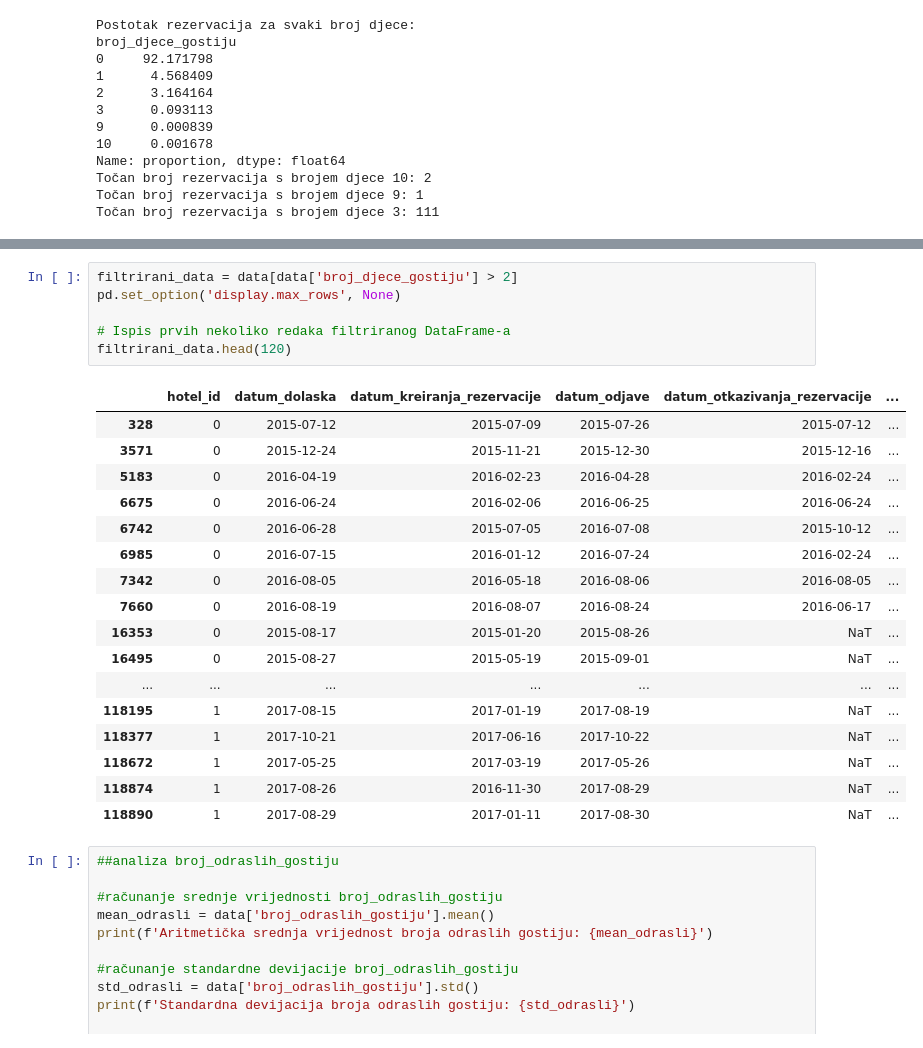
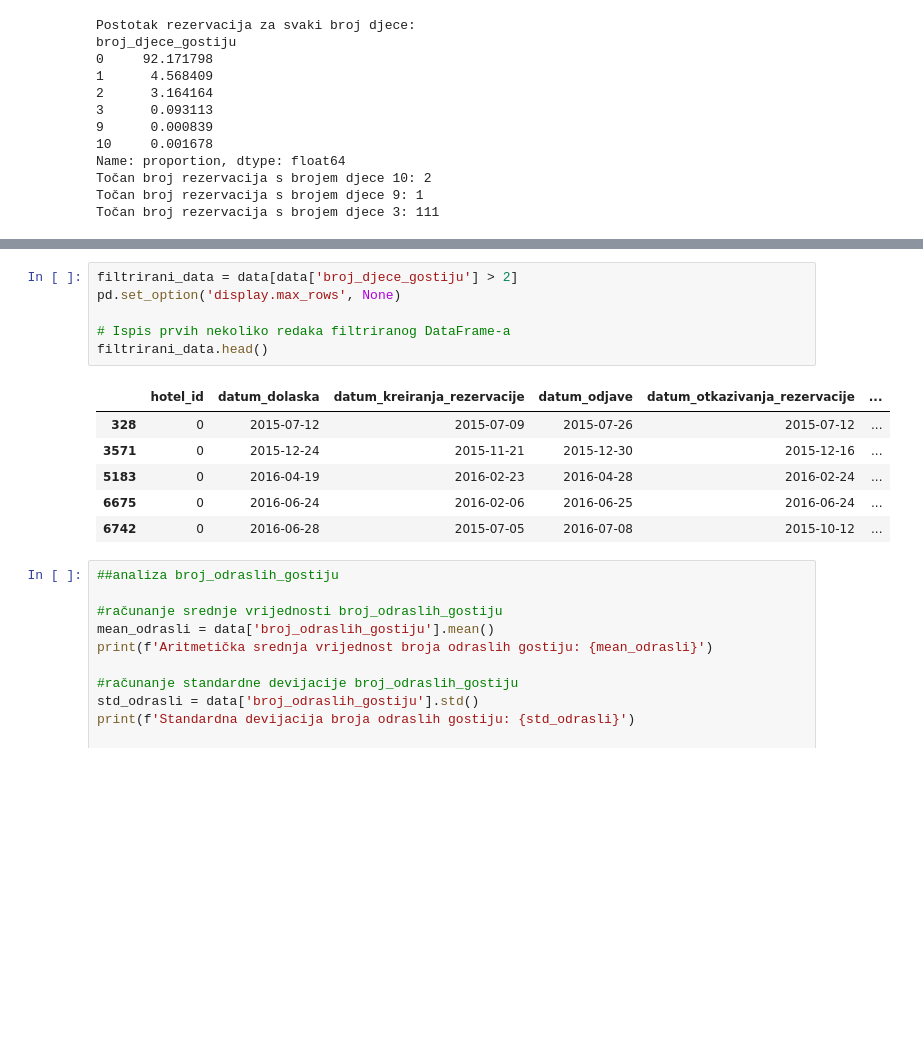
Before and after one commit to Matija-Kukic/lumen, a Jupyter notebook: data_cleanup/processing/processing_by_numer_of_guests/analiza_broj_gostiju.ipynb, the cells around one changed output, grey strips where cells are left out. Saved outputs shown, nothing was run; the diff lists cells and outputs as text; blank space fills up the shorter version.

```diff
--- a/data_cleanup/processing/processing_by_numer_of_guests/analiza_broj_gostiju.ipynb
+++ b/data_cleanup/processing/processing_by_numer_of_guests/analiza_broj_gostiju.ipynb
@@ -91,27 +102,16 @@ Točan broj rezervacija s brojem djece 3: 111
 # %%
 filtrirani_data = data[data['broj_djece_gostiju'] > 2]
 pd.set_option('display.max_rows', None)
 
 # Ispis prvih nekoliko redaka filtriranog DataFrame-a
-filtrirani_data.head(120)
+filtrirani_data.head()
 # %% [output]
 |  | hotel_id | datum_dolaska | datum_kreiranja_rezervacije | datum_odjave | datum_otkazivanja_rezervacije | ... |
 | 328 | 0 | 2015-07-12 | 2015-07-09 | 2015-07-26 | 2015-07-12 | ... |
 | 3571 | 0 | 2015-12-24 | 2015-11-21 | 2015-12-30 | 2015-12-16 | ... |
 | 5183 | 0 | 2016-04-19 | 2016-02-23 | 2016-04-28 | 2016-02-24 | ... |
 | 6675 | 0 | 2016-06-24 | 2016-02-06 | 2016-06-25 | 2016-06-24 | ... |
 | 6742 | 0 | 2016-06-28 | 2015-07-05 | 2016-07-08 | 2015-10-12 | ... |
-| 6985 | 0 | 2016-07-15 | 2016-01-12 | 2016-07-24 | 2016-02-24 | ... |
-| 7342 | 0 | 2016-08-05 | 2016-05-18 | 2016-08-06 | 2016-08-05 | ... |
-| 7660 | 0 | 2016-08-19 | 2016-08-07 | 2016-08-24 | 2016-06-17 | ... |
-| 16353 | 0 | 2015-08-17 | 2015-01-20 | 2015-08-26 | NaT | ... |
-| 16495 | 0 | 2015-08-27 | 2015-05-19 | 2015-09-01 | NaT | ... |
-| ... | ... | ... | ... | ... | ... | ... |
-| 118195 | 1 | 2017-08-15 | 2017-01-19 | 2017-08-19 | NaT | ... |
-| 118377 | 1 | 2017-10-21 | 2017-06-16 | 2017-10-22 | NaT | ... |
-| 118672 | 1 | 2017-05-25 | 2017-03-19 | 2017-05-26 | NaT | ... |
-| 118874 | 1 | 2017-08-26 | 2016-11-30 | 2017-08-29 | NaT | ... |
-| 118890 | 1 | 2017-08-29 | 2017-01-11 | 2017-08-30 | NaT | ... |
 # %%
 ##analiza broj_odraslih_gostiju
 
```
Also changed, not shown: parts of 20 cells of this notebook.
